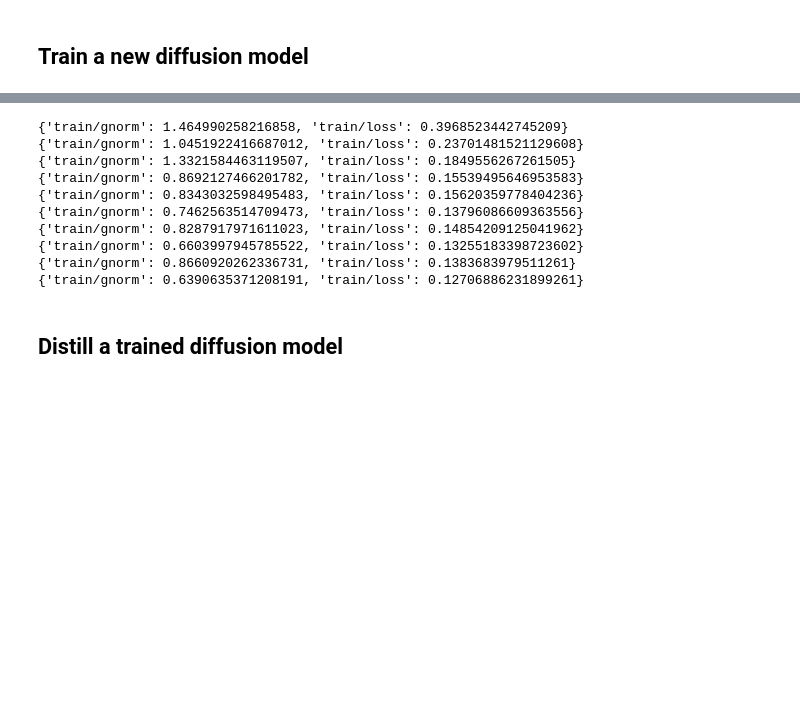
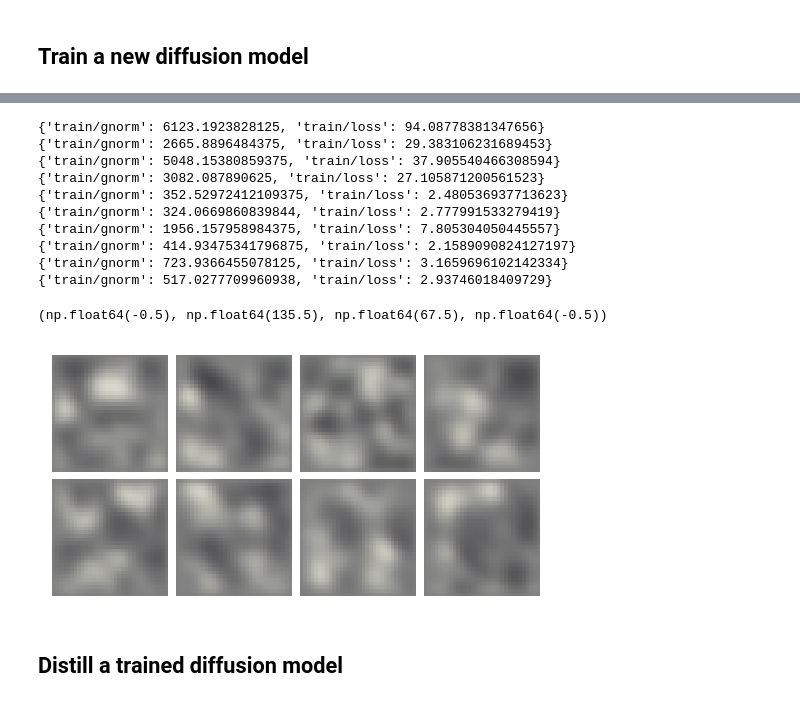
Before and after one commit to xvdp/google-research, a Jupyter notebook: diffusion_distillation/diffusion_distillation.ipynb, the cells around one changed output, grey strips where cells are left out. Drawn from its saved outputs; the diff is of its cells as text; code cells hidden in the pictures; blank space fills up the shorter version.

```diff
--- a/diffusion_distillation/diffusion_distillation.ipynb
+++ b/diffusion_distillation/diffusion_distillation.ipynb
@@ -81,4 +81,6 @@ print(jax.devices())
 # %%
 # create model
 config = diffusion_distillation.config.cifar_base.get_config()
+# test trainig with adam, no weight decay
+config.train.weight_decay=0
 model = diffusion_distillation.model.Model(config)
@@ -167,8 +115,7 @@ for step in range(10):
   metrics = jax.device_get(flax.jax_utils.unreplicate(metrics))
   metrics = jax.tree.map(lambda x: float(x.mean(axis=0)), metrics)
   print(metrics)
-# TODO validate training ranges with optax.adamw and adam
-# why  with optax.adamw
+# Reported loss in original code differs greatly than with updated optax.adamw and adam
 # {'train/gnorm': 6397.58447265625, 'train/loss': 97.09519958496094}
 # {'train/gnorm': 2734.28076171875, 'train/loss': 28.694387435913086}
 # {'train/gnorm': 4936.232421875, 'train/loss': 37.31227493286133}
@@ -179,7 +126,7 @@ for step in range(10):
 # {'train/gnorm': 456.64923095703125, 'train/loss': 2.714843273162842}
 # {'train/gnorm': 674.3858642578125, 'train/loss': 3.7956771850585938}
 # {'train/gnorm': 671.0389404296875, 'train/loss': 3.617326021194458}
-# # instead of ( with flax.optim.Adam  as reported in originalll code)
+# # instead of ( with flax.optim.Adam  as reported in original code)
 # {'train/gnorm': 1.464990258216858, 'train/loss': 0.3968523442745209}
 # {'train/gnorm': 1.0451922416687012, 'train/loss': 0.23701481521129608}
 # {'train/gnorm': 1.3321584463119507, 'train/loss': 0.1849556267261505}
@@ -191,33 +138,37 @@ for step in range(10):
 # {'train/gnorm': 0.8660920262336731, 'train/loss': 0.1383683979511261}
 # {'train/gnorm': 0.6390635371208191, 'train/loss': 0.12706886231899261}
 # %% [output]
-{'train/gnorm': 1.464990258216858, 'train/loss': 0.3968523442745209}
-{'train/gnorm': 1.0451922416687012, 'train/loss': 0.23701481521129608}
-{'train/gnorm': 1.3321584463119507, 'train/loss': 0.1849556267261505}
-{'train/gnorm': 0.8692127466201782, 'train/loss': 0.15539495646953583}
-{'train/gnorm': 0.8343032598495483, 'train/loss': 0.15620359778404236}
-{'train/gnorm': 0.7462563514709473, 'train/loss': 0.13796086609363556}
-{'train/gnorm': 0.8287917971611023, 'train/loss': 0.14854209125041962}
-{'train/gnorm': 0.6603997945785522, 'train/loss': 0.13255183398723602}
-{'train/gnorm': 0.8660920262336731, 'train/loss': 0.1383683979511261}
-{'train/gnorm': 0.6390635371208191, 'train/loss': 0.12706886231899261}
+{'train/gnorm': 6123.1923828125, 'train/loss': 94.08778381347656}
+{'train/gnorm': 2665.8896484375, 'train/loss': 29.383106231689453}
+{'train/gnorm': 5048.15380859375, 'train/loss': 37.905540466308594}
+{'train/gnorm': 3082.087890625, 'train/loss': 27.105871200561523}
+{'train/gnorm': 352.52972412109375, 'train/loss': 2.480536937713623}
+{'train/gnorm': 324.0669860839844, 'train/loss': 2.777991533279419}
+{'train/gnorm': 1956.157958984375, 'train/loss': 7.805304050445557}
+{'train/gnorm': 414.93475341796875, 'train/loss': 2.1589090824127197}
+{'train/gnorm': 723.9366455078125, 'train/loss': 3.1659696102142334}
+{'train/gnorm': 517.0277709960938, 'train/loss': 2.93746018409729}
 # %%
-## VISUALIZE TRAINED MODEL
-imagenet_classes = {'malamute': 249, 'siamese': 284, 'great_white': 2,
-                    'speedboat': 814, 'reef': 973, 'sports_car': 817,
-                    'race_car': 751, 'model_t': 661, 'truck': 867}
-labels = imagenet_classes['truck'] * jnp.ones((8,), dtype=jnp.int32)
-samples = model.samples_fn(rng=jax.random.PRNGKey(0), labels=labels, params=state.ema_params, num_steps=1024)
+#for viz, either collect the state, or pmap it
+single_state = flax.jax_utils.unreplicate(state)
+
+cifar10_classes = ["airplane", "car", "bird", "cat", "deer", "dog", "frog", "horse", "ship", "truck"]
+labels = cifar10_classes.index('truck') * jnp.ones((8,), dtype=jnp.int32)
+samples = model.samples_fn(rng=jax.random.PRNGKey(0), labels=labels, params=single_state.ema_params, num_steps=1024)
 samples = jax.device_get(samples).astype(onp.uint8)
 
 # visualize samples
 padded_samples = onp.pad(samples, ((0,0), (1,1), (1,1), (0,0)), mode='constant', constant_values=255)
 nrows = int(onp.sqrt(padded_samples.shape[0]))
 ncols = padded_samples.shape[0]//nrows
 _, height, width, channels = padded_samples.shape
 img_grid = padded_samples.reshape(nrows, ncols, height, width, channels).swapaxes(1,2).reshape(height*nrows, width*ncols, channels)
 img = plt.imshow(img_grid)
 plt.axis('off')
+# Failure point in my fix. training returns nothing
+# %% [output]
+(np.float64(-0.5), np.float64(135.5), np.float64(67.5), np.float64(-0.5))
+[figure, added]
 # %% [markdown]
 ## Distill a trained diffusion model
 # %%
```
Also changed, not shown: parts of 10 cells of this notebook.
